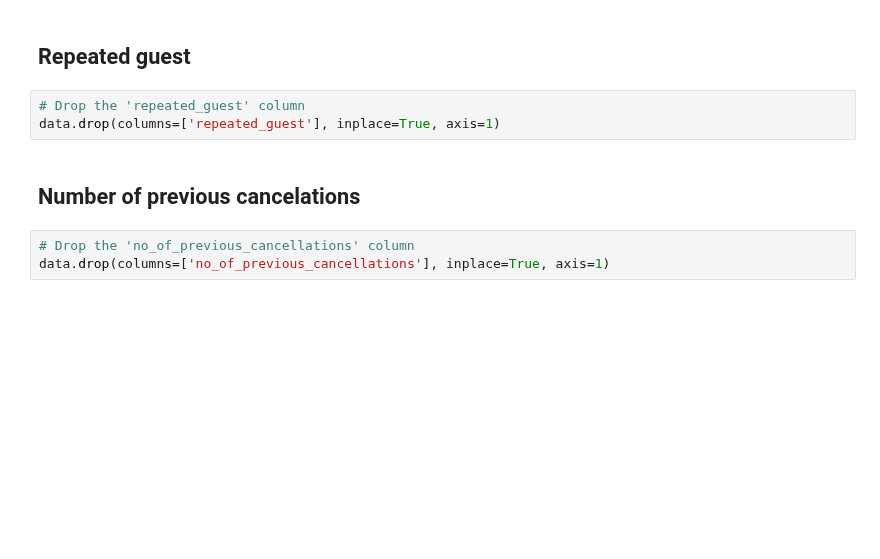
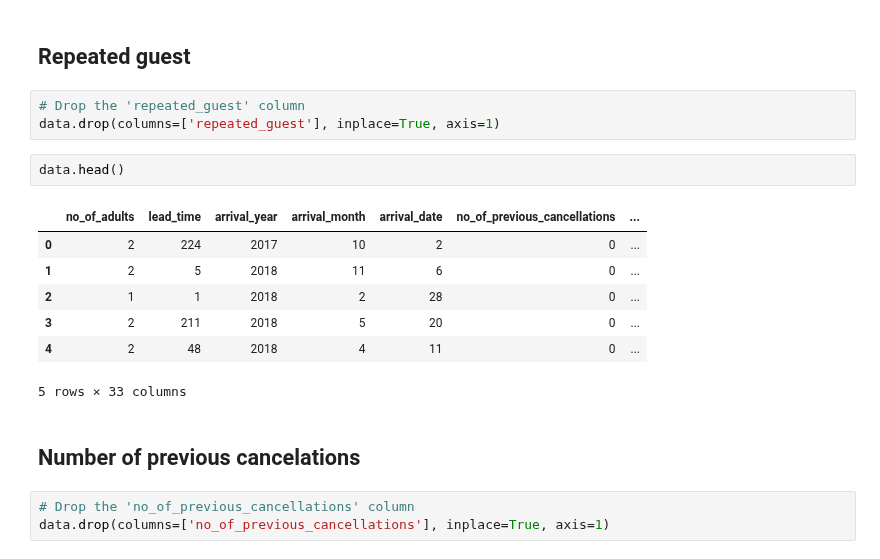
Before and after one commit to Drashko73/hotel-reservations-analysis, a Jupyter notebook: notebooks/04_annomalies_detection.ipynb, the cells around one changed output. Drawn from its saved outputs; the diff is of its cells as text; blank space fills up the shorter version.

```diff
--- a/notebooks/04_annomalies_detection.ipynb
+++ b/notebooks/04_annomalies_detection.ipynb
@@ -416,6 +416,16 @@ data.head()
 # %%
 # Drop the 'repeated_guest' column
 data.drop(columns=['repeated_guest'], inplace=True, axis=1)
+# %%
+data.head()
+# %% [output]
+|  | no_of_adults | lead_time | arrival_year | arrival_month | arrival_date | no_of_previous_cancellations | ... |
+| 0 | 2 | 224 | 2017 | 10 | 2 | 0 | ... |
+| 1 | 2 | 5 | 2018 | 11 | 6 | 0 | ... |
+| 2 | 1 | 1 | 2018 | 2 | 28 | 0 | ... |
+| 3 | 2 | 211 | 2018 | 5 | 20 | 0 | ... |
+| 4 | 2 | 48 | 2018 | 4 | 11 | 0 | ... |
+5 rows × 33 columns
 # %% [markdown]
 ## Number of previous cancelations
 # %%
```
Also changed, not shown: parts of 24 cells of this notebook, 8 other files.
